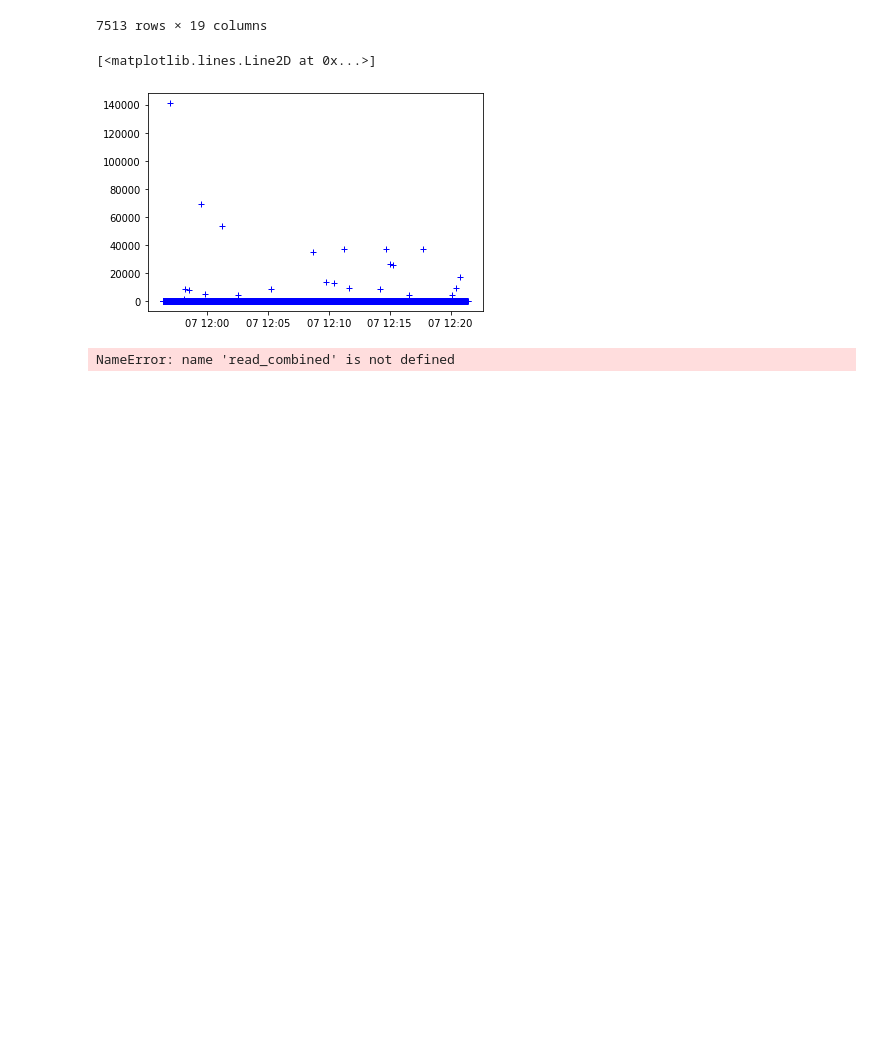
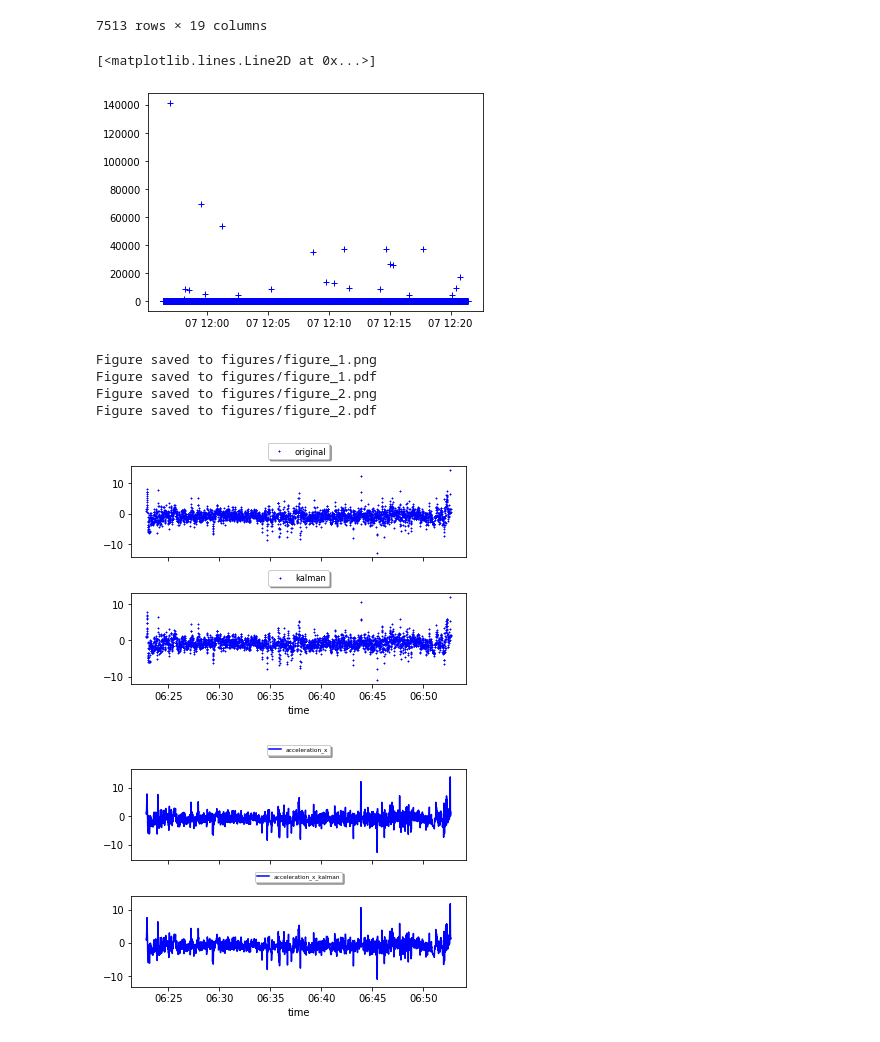
Before and after one commit to lucashecht/ML4QS, a Jupyter notebook: Parse Data Alessandro.ipynb, the cells around one changed output. Cells and saved outputs as stored; diff of their text form; code cells hidden in the pictures; blank space fills up the shorter version.

Commit message:
Fixed kalman filters

```diff
--- a/Parse Data Alessandro.ipynb
+++ b/Parse Data Alessandro.ipynb
@@ -378,27 +388,24 @@ plt.plot(df["time"], df["lof"], 'b+')
 # %%
 #The Kalman Filter
 # used for detecting outliers and removing them in single step
 import Python3Code.Chapter3.KalmanFilters as kf
 from Python3Code.util.VisualizeDataset import VisualizeDataset
 
-target_tram = "Tram 08-06-23 11:05"
-target_walk = "Walk 08-06-23 10:41"
-
 df = read_combined(target_dir)
-
-col = "acceleration_x"
-
-kfilters = kf.KalmanFilters()
-
-newdata = kfilters.apply_kalman_filter(df, "acceleration_x")
-print(newdata.head())
 
 DataViz = VisualizeDataset()
 
 KalFilter = kf.KalmanFilters()
-kalman_dataset = KalFilter.apply_kalman_filter(df, 'acceleration_x')
+kalman_dataset = KalFilter.apply_kalman_filter(df, col)
 
-DataViz.plot_imputed_values(kalman_dataset, ['original', 'kalman'], 'acceleration_x', kalman_dataset['acceleration_x_kalman'])
-DataViz.plot_dataset(kalman_dataset, ['acceleration_x', 'acceleration_x_kalman'], ['exact', 'exact'], ['line', 'line'])
+kalman_dataset.set_index("time", inplace=True)
+
+DataViz.plot_imputed_values(kalman_dataset, ['original', 'kalman'], col, kalman_dataset[col + '_kalman'])
+DataViz.plot_dataset(kalman_dataset, [col, col + '_kalman'], ['exact', 'exact'], ['line', 'line'])
 # %% [output]
-NameError: name 'read_combined' is not defined
+Figure saved to figures/figure_1.png
+Figure saved to figures/figure_1.pdf
+Figure saved to figures/figure_2.png
+Figure saved to figures/figure_2.pdf
+[figure, added]
+[figure, added]
```
Also changed, not shown: parts of 5 cells of this notebook.
